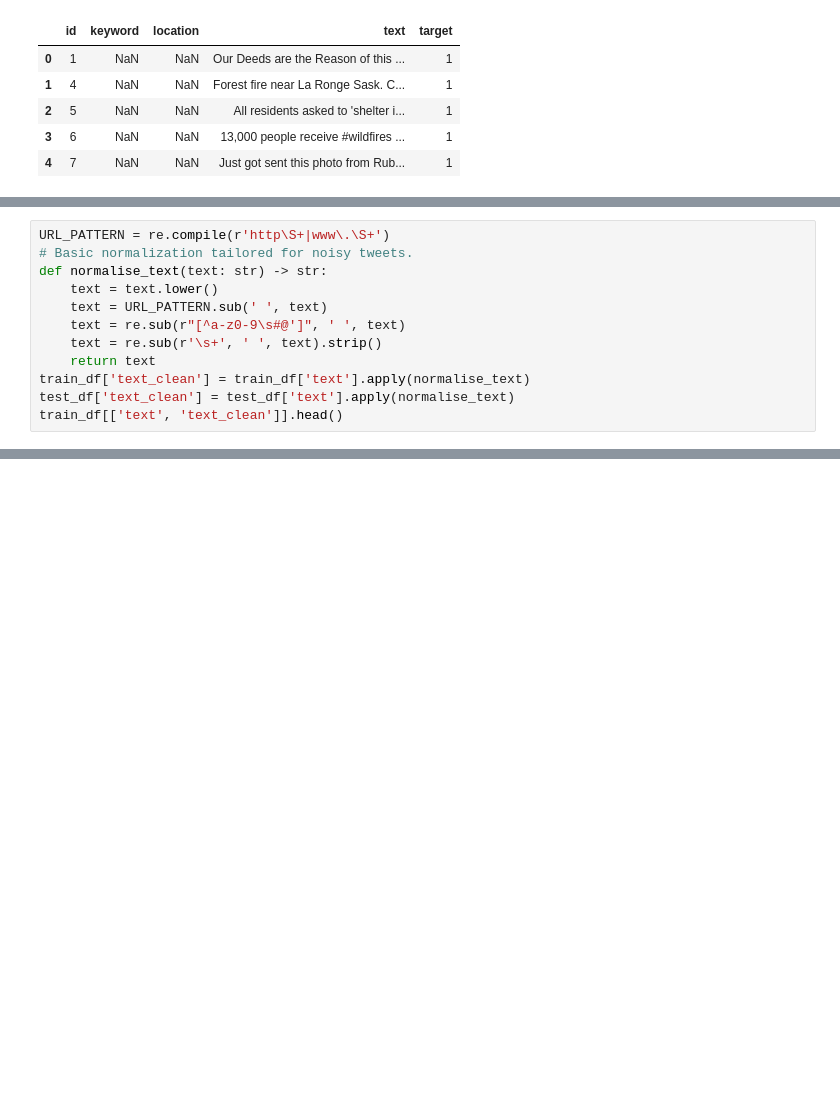
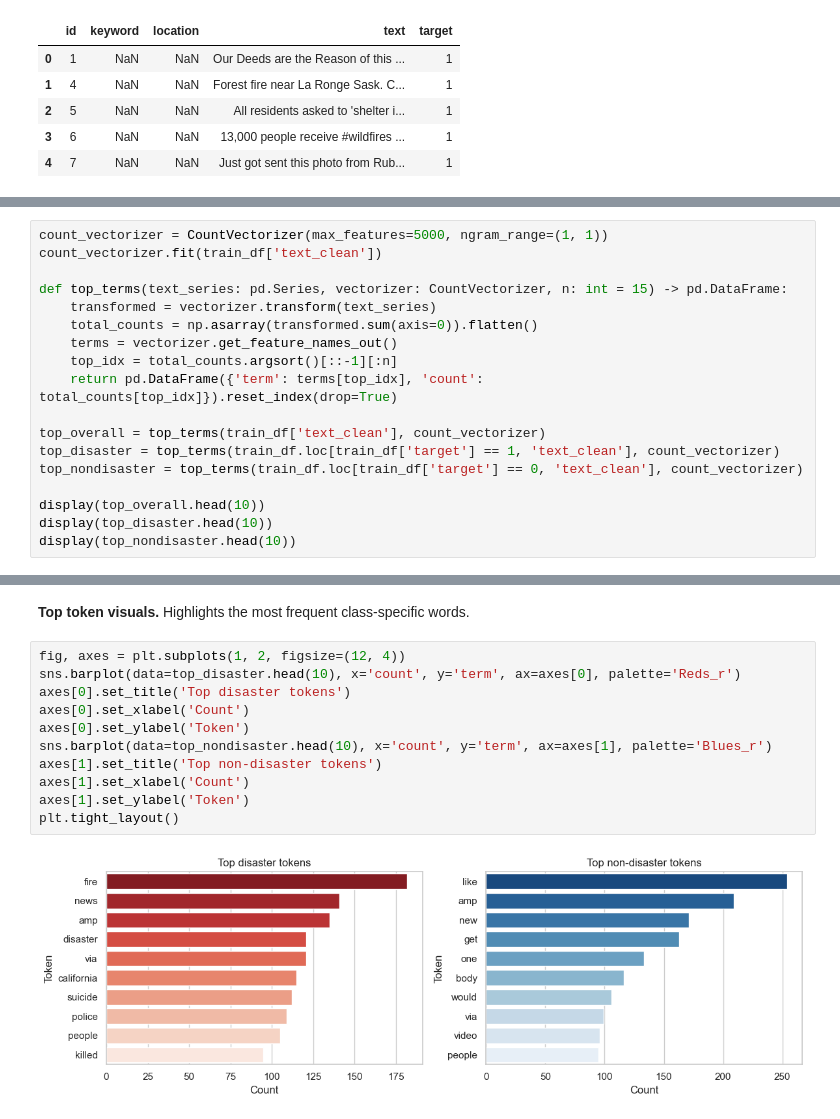
Before and after one commit to gittaqui/WK4_NLP_Disater_Tweets, a Jupyter notebook: notebooks/disaster_tweets_workflow.ipynb, the cells around one changed output, grey strips where cells are left out. Saved outputs shown, nothing was run; the diff lists cells and outputs as text; blank space fills up the shorter version.

```diff
--- a/notebooks/disaster_tweets_workflow.ipynb
+++ b/notebooks/disaster_tweets_workflow.ipynb
@@ -51,12 +90,0 @@ dtype: float64
-# %%
-URL_PATTERN = re.compile(r'http\S+|www\.\S+')
-# Basic normalization tailored for noisy tweets.
-def normalise_text(text: str) -> str:
-    text = text.lower()
-    text = URL_PATTERN.sub(' ', text)
-    text = re.sub(r"[^a-z0-9\s#@']", ' ', text)
-    text = re.sub(r'\s+', ' ', text).strip()
-    return text
-train_df['text_clean'] = train_df['text'].apply(normalise_text)
-test_df['text_clean'] = test_df['text'].apply(normalise_text)
-train_df[['text', 'text_clean']].head()
@@ -115,0 +232,18 @@ Saved submission to ..\data\submission.csv
+# %%
+count_vectorizer = CountVectorizer(max_features=5000, ngram_range=(1, 1))
+count_vectorizer.fit(train_df['text_clean'])
+
+def top_terms(text_series: pd.Series, vectorizer: CountVectorizer, n: int = 15) -> pd.DataFrame:
+    transformed = vectorizer.transform(text_series)
+    total_counts = np.asarray(transformed.sum(axis=0)).flatten()
+    terms = vectorizer.get_feature_names_out()
+    top_idx = total_counts.argsort()[::-1][:n]
+    return pd.DataFrame({'term': terms[top_idx], 'count': total_counts[top_idx]}).reset_index(drop=True)
+
+top_overall = top_terms(train_df['text_clean'], count_vectorizer)
+top_disaster = top_terms(train_df.loc[train_df['target'] == 1, 'text_clean'], count_vectorizer)
+top_nondisaster = top_terms(train_df.loc[train_df['target'] == 0, 'text_clean'], count_vectorizer)
+
+display(top_overall.head(10))
+display(top_disaster.head(10))
+display(top_nondisaster.head(10))
@@ -115,0 +284,15 @@ Saved submission to ..\data\submission.csv
+# %% [markdown]
+**Top token visuals.** Highlights the most frequent class-specific words.
+# %%
+fig, axes = plt.subplots(1, 2, figsize=(12, 4))
+sns.barplot(data=top_disaster.head(10), x='count', y='term', ax=axes[0], palette='Reds_r')
+axes[0].set_title('Top disaster tokens')
+axes[0].set_xlabel('Count')
+axes[0].set_ylabel('Token')
+sns.barplot(data=top_nondisaster.head(10), x='count', y='term', ax=axes[1], palette='Blues_r')
+axes[1].set_title('Top non-disaster tokens')
+axes[1].set_xlabel('Count')
+axes[1].set_ylabel('Token')
+plt.tight_layout()
+# %% [output]
+[figure, added]
```
Also changed, not shown: parts of 60 cells of this notebook, 3 other files.
